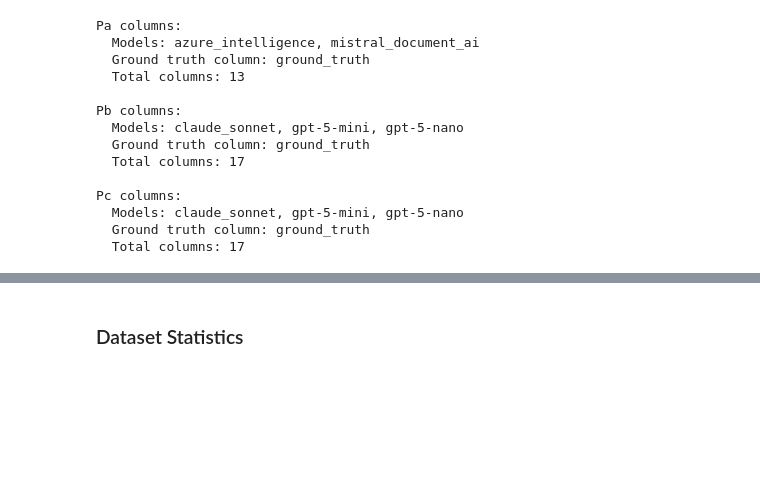
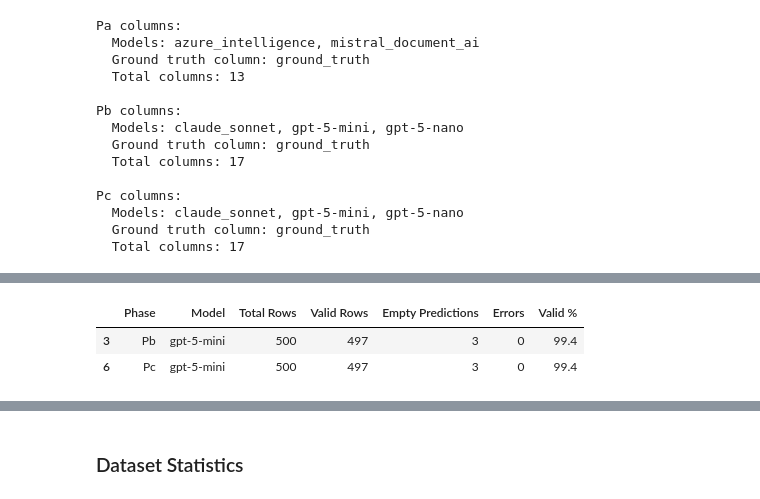
Before and after one commit to kenza-ily/disco, a Jupyter notebook: ocr_vs_vlm/results/4_notebooks/by_dataset/parsing_iam_handwriting.ipynb, the cells around one changed output, grey strips where cells are left out. Cells and saved outputs as stored; diff of their text form; code cells hidden in the pictures; blank space fills up the shorter version.

```diff
--- a/ocr_vs_vlm/results/4_notebooks/by_dataset/parsing_iam_handwriting.ipynb
+++ b/ocr_vs_vlm/results/4_notebooks/by_dataset/parsing_iam_handwriting.ipynb
@@ -185,0 +200,85 @@ Pc columns:
+# %%
+# Function to identify valid rows (exclude empty predictions and errors)
+def is_valid_row(row, pred_col, err_col=None):
+    """Check if a row has valid prediction (non-empty, no error)."""
+    # Check if prediction is empty
+    pred_value = row[pred_col]
+    if pd.isna(pred_value) or str(pred_value).strip() == "":
+        return False
+
+    # Check if there's an error column and it has an error
+    if err_col and err_col in row.index:
+        if pd.notna(row[err_col]) and str(row[err_col]).strip() != "":
+            return False
+
+    return True
+
+# Assess data quality for all phases
+print("=" * 120)
+print("DATA QUALITY ASSESSMENT")
+print("=" * 120)
+
+quality_stats = []
+
+for phase, df in phase_dfs.items():
+    print(f"\n📊 {phase} - Total rows: {len(df)}")
+
+    pred_cols = [col for col in df.columns if col.startswith('prediction_')]
+
+    for pred_col in pred_cols:
+        model = pred_col.replace('prediction_', '')
+        err_col = f'error_{model}'
+
+        # Count valid and invalid rows
+        empty_count = 0
+        error_count = 0
+        valid_count = 0
+
+        for _, row in df.iterrows():
+            if is_valid_row(row, pred_col, err_col):
+                valid_count += 1
+            else:
+                # Check what type of invalid
+                if pd.isna(row[pred_col]) or str(row[pred_col]).strip() == "":
+                    empty_count += 1
+                elif err_col in df.columns and pd.notna(row[err_col]):
+                    error_count += 1
+
+        invalid_count = empty_count + error_count
+        valid_pct = (valid_count / len(df)) * 100
+
+        print(f"  {model}:")
+        print(f"    ✅ Valid rows: {valid_count}/{len(df)} ({valid_pct:.1f}%)")
+        if invalid_count > 0:
+            print(f"    ⚠️  Empty predictions: {empty_count}")
+            if error_count > 0:
+                print(f"    ❌ Errors logged: {error_count}")
+
+        quality_stats.append({
+            'Phase': phase,
+            'Model': model,
+            'Total Rows': len(df),
+            'Valid Rows': valid_count,
+            'Empty Predictions': empty_count,
+            'Errors': error_count,
+            'Valid %': valid_pct
+        })
+
+# Create summary DataFrame
+quality_df = pd.DataFrame(quality_stats)
+
+print("\n" + "=" * 120)
+print("QUALITY SUMMARY - Models with Issues")
+print("=" * 120)
+
+# Show only models with issues
+issues_df = quality_df[quality_df['Valid %'] < 100].sort_values('Valid %')
+if len(issues_df) > 0:
+    display(issues_df)
+    print(f"\n⚠️  Found {len(issues_df)} model-phase combinations with data quality issues")
+    print("These rows will be EXCLUDED from all metric calculations")
+else:
+    print("✅ All models have 100% valid data - no filtering needed!")
+
+print("\n" + "=" * 120)
+# %% [output]
@@ -185,0 +302,3 @@ Pc columns:
+|  | Phase | Model | Total Rows | Valid Rows | Empty Predictions | Errors | Valid % |
+| 3 | Pb | gpt-5-mini | 500 | 497 | 3 | 0 | 99.4 |
+| 6 | Pc | gpt-5-mini | 500 | 497 | 3 | 0 | 99.4 |
```
Also changed, not shown: parts of 11 cells of this notebook, 27 other files.
